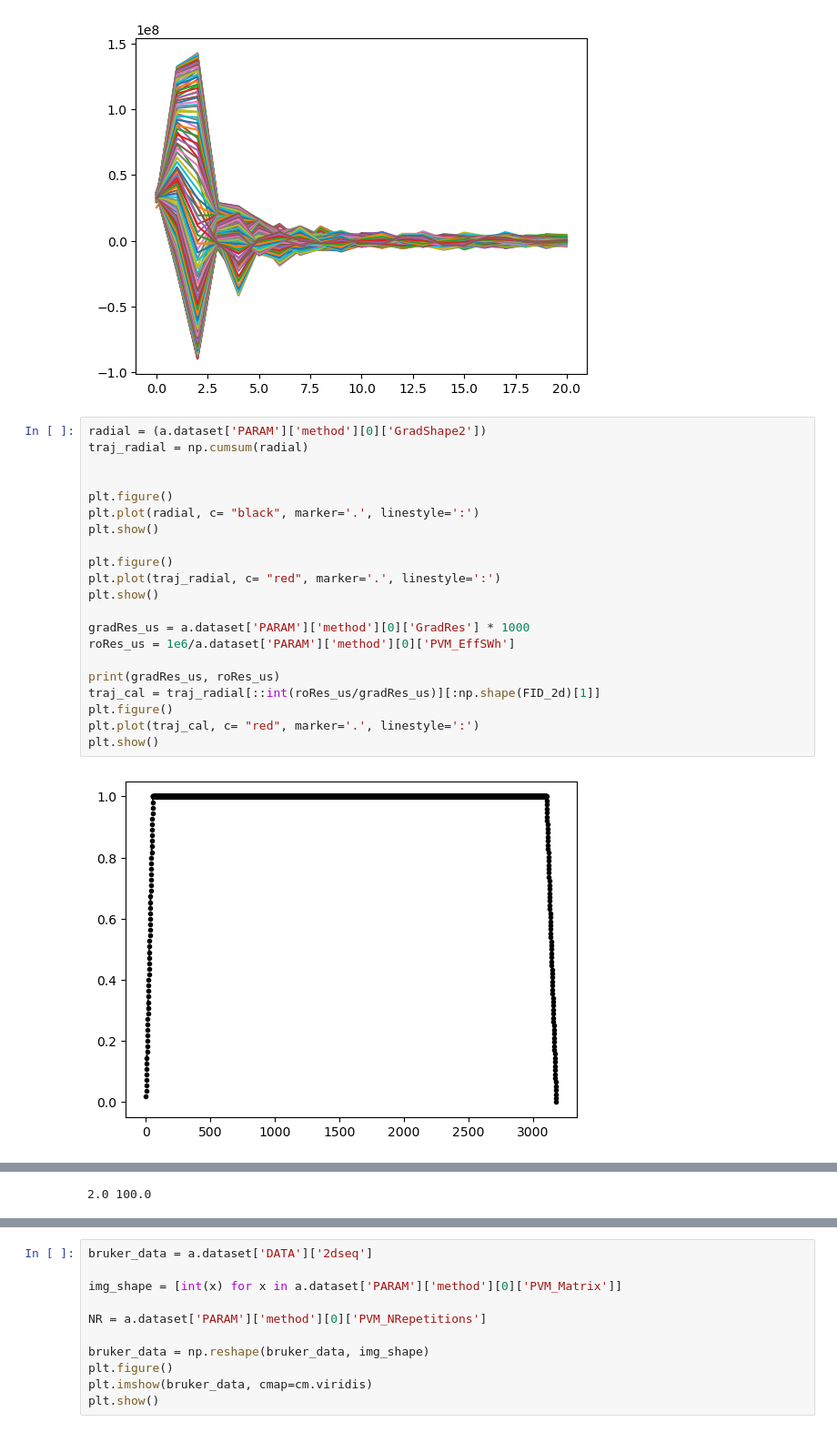
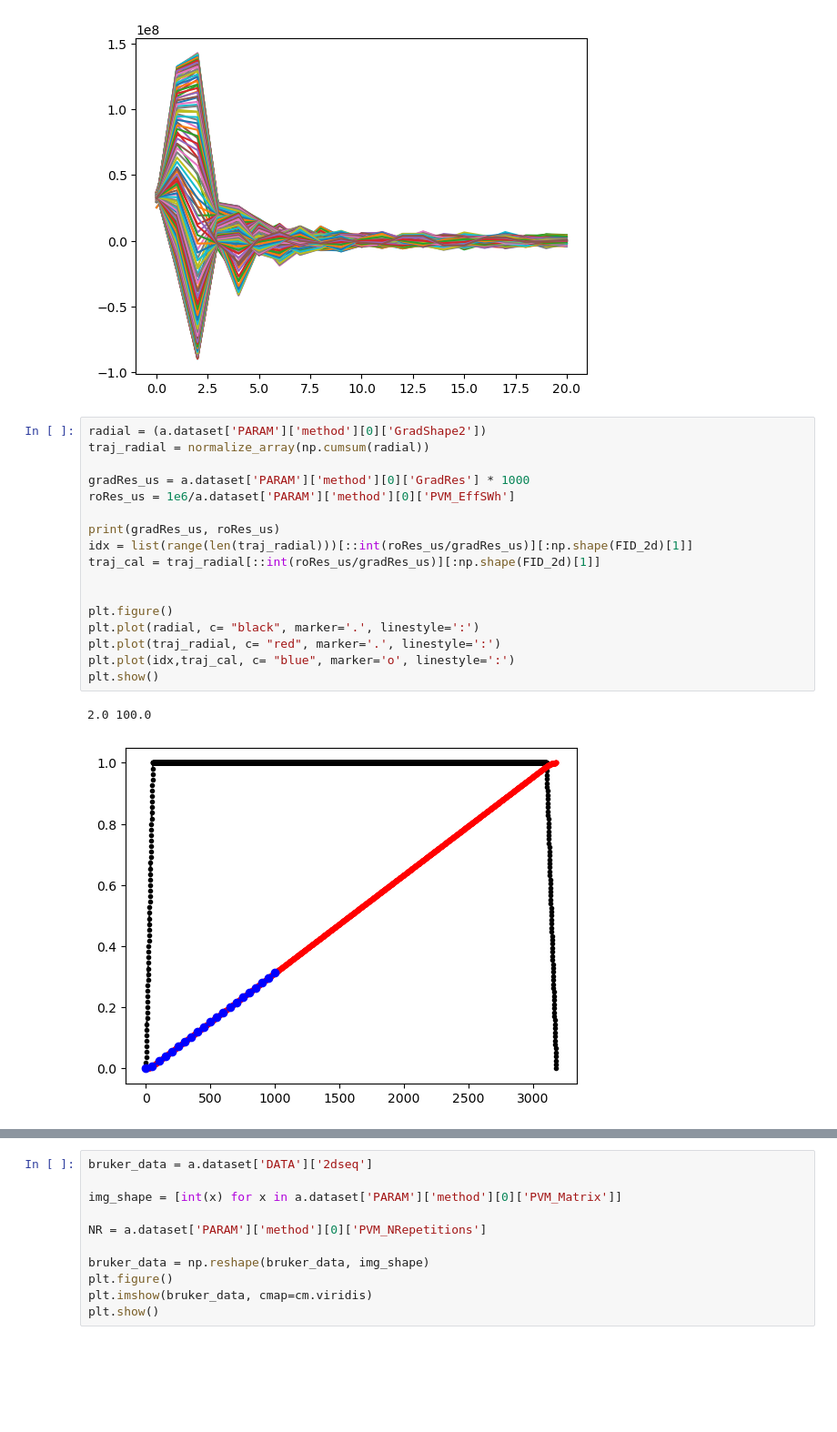
Before and after one commit to Xiao-JI-94158/pyHydra, a Jupyter notebook: UteTest.ipynb, the cells around one changed output, grey strips where cells are left out. Shown at 91% size. Drawn from its saved outputs; the diff is of its cells as text; blank space fills up the shorter version.

```diff
--- a/UteTest.ipynb
+++ b/UteTest.ipynb
@@ -87,24 +87,21 @@ plt.show()
 [figure]
 # %%
 radial = (a.dataset['PARAM']['method'][0]['GradShape2'])
-traj_radial = np.cumsum(radial)
-
-
-plt.figure()
-plt.plot(radial, c= "black", marker='.', linestyle=':')
-plt.show()
-
-plt.figure()
-plt.plot(traj_radial, c= "red", marker='.', linestyle=':')
-plt.show()
+traj_radial = normalize_array(np.cumsum(radial))
 
 gradRes_us = a.dataset['PARAM']['method'][0]['GradRes'] * 1000
 roRes_us = 1e6/a.dataset['PARAM']['method'][0]['PVM_EffSWh']
 
 print(gradRes_us, roRes_us)
+idx = list(range(len(traj_radial)))[::int(roRes_us/gradRes_us)][:np.shape(FID_2d)[1]]
 traj_cal = traj_radial[::int(roRes_us/gradRes_us)][:np.shape(FID_2d)[1]]
+
+
 plt.figure()
-plt.plot(traj_cal, c= "red", marker='.', linestyle=':')
+plt.plot(radial, c= "black", marker='.', linestyle=':')
+plt.plot(traj_radial, c= "red", marker='.', linestyle=':')
+plt.plot(idx,traj_cal, c= "blue", marker='o', linestyle=':')
 plt.show()
 # %% [output]
+2.0 100.0
-[figure, old version]
+[figure, new version]
@@ -112 +107,0 @@ plt.show()
-2.0 100.0
```
Also changed, not shown: parts of 12 cells of this notebook, 16 other files.
